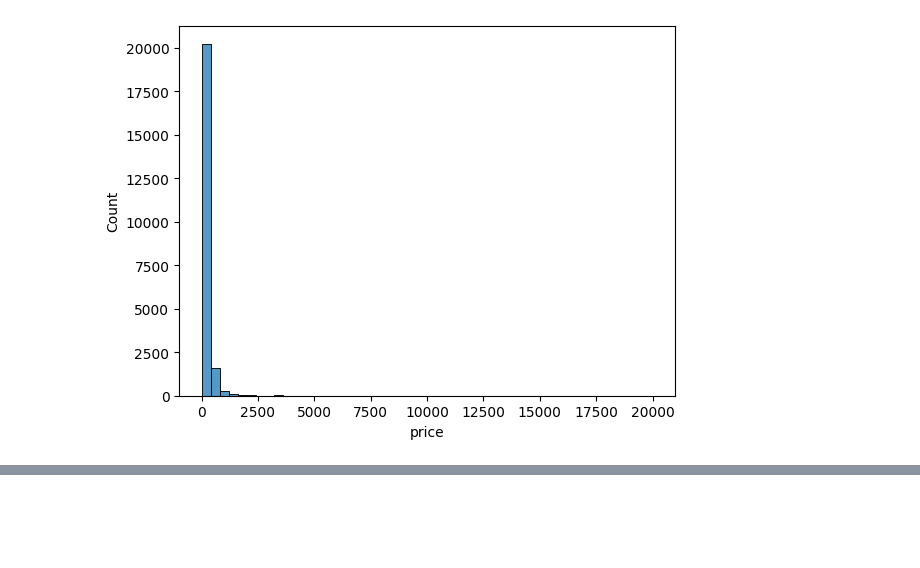
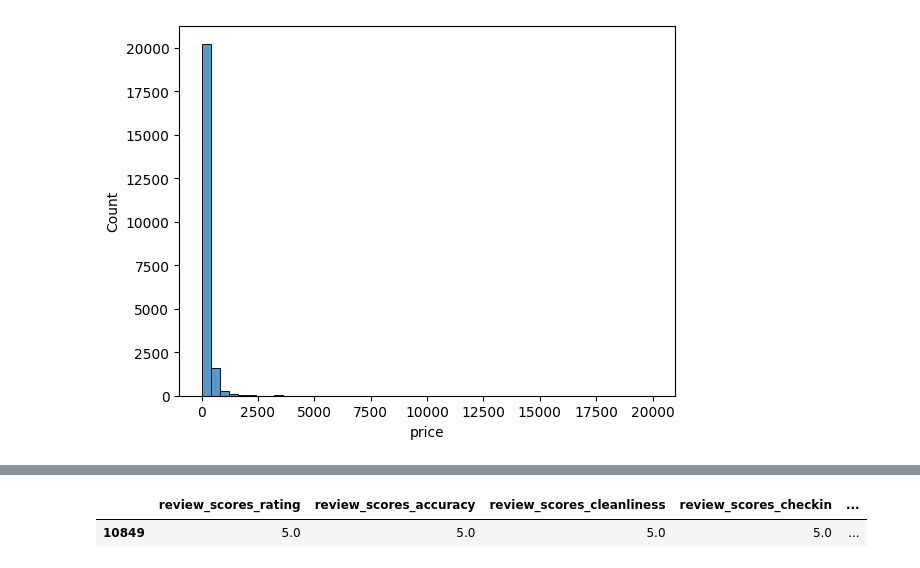
Before and after one commit to KyungminChang/data-analysis-project-BBB, a Jupyter notebook: 01_preprocessiong.ipynb, the cells around one changed output, grey strips where cells are left out. Saved outputs shown, nothing was run; the diff lists cells and outputs as text; code cells hidden in the pictures; blank space fills up the shorter version.

```diff
--- a/01_preprocessiong.ipynb
+++ b/01_preprocessiong.ipynb
@@ -420,0 +523,5 @@ sns.histplot(df['price'], bins=50)
+# %%
+df.loc[(df['review_scores_location'].isna()) & (df['review_scores_accuracy'].notna()),['review_scores_rating','review_scores_accuracy','review_scores_cleanliness','review_scores_checkin','review_scores_communication','review_scores_location','review_scores_value']]
+# %% [output]
+|  | review_scores_rating | review_scores_accuracy | review_scores_cleanliness | review_scores_checkin | ... |
+| 10849 | 5.0 | 5.0 | 5.0 | 5.0 | ... |
```
Also changed, not shown: parts of 19 cells of this notebook.
